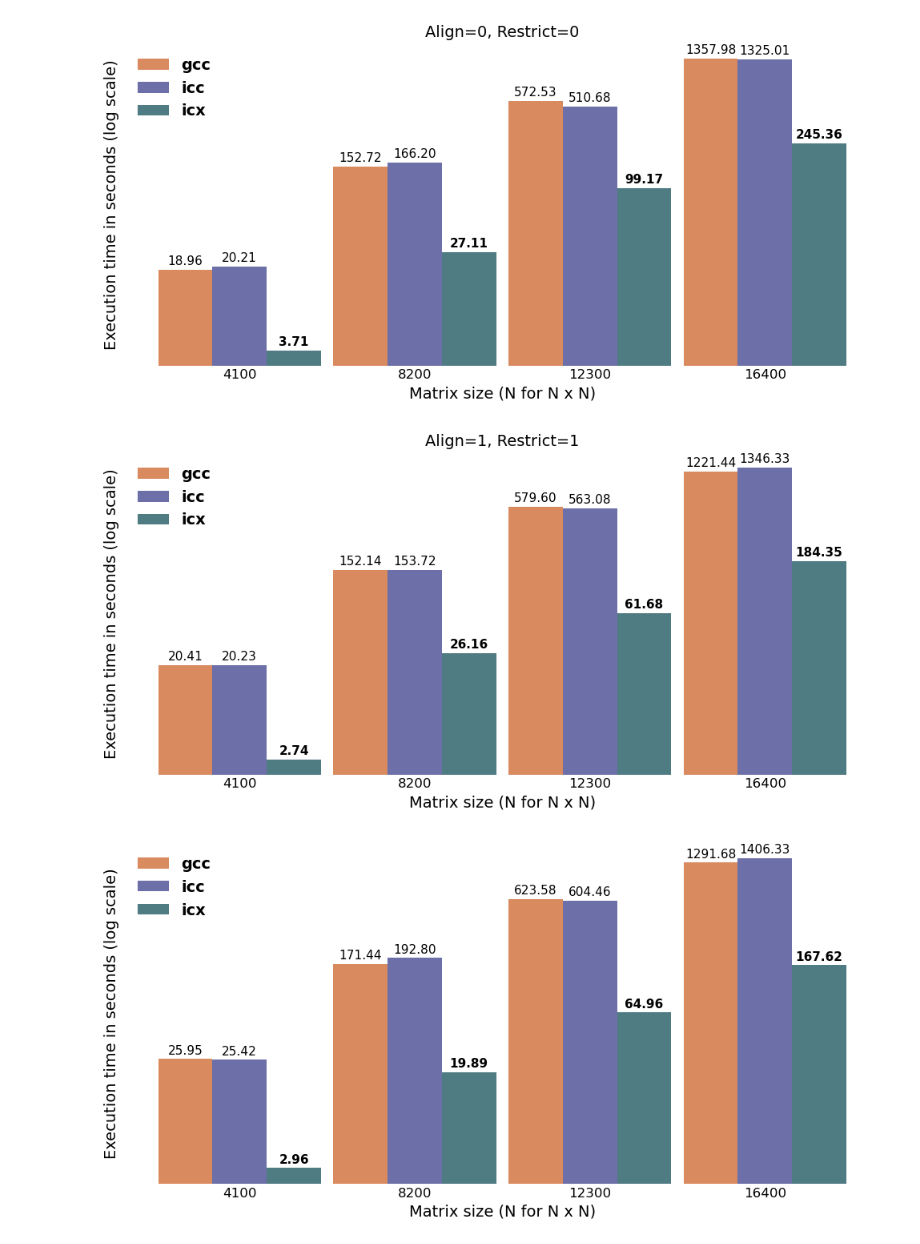
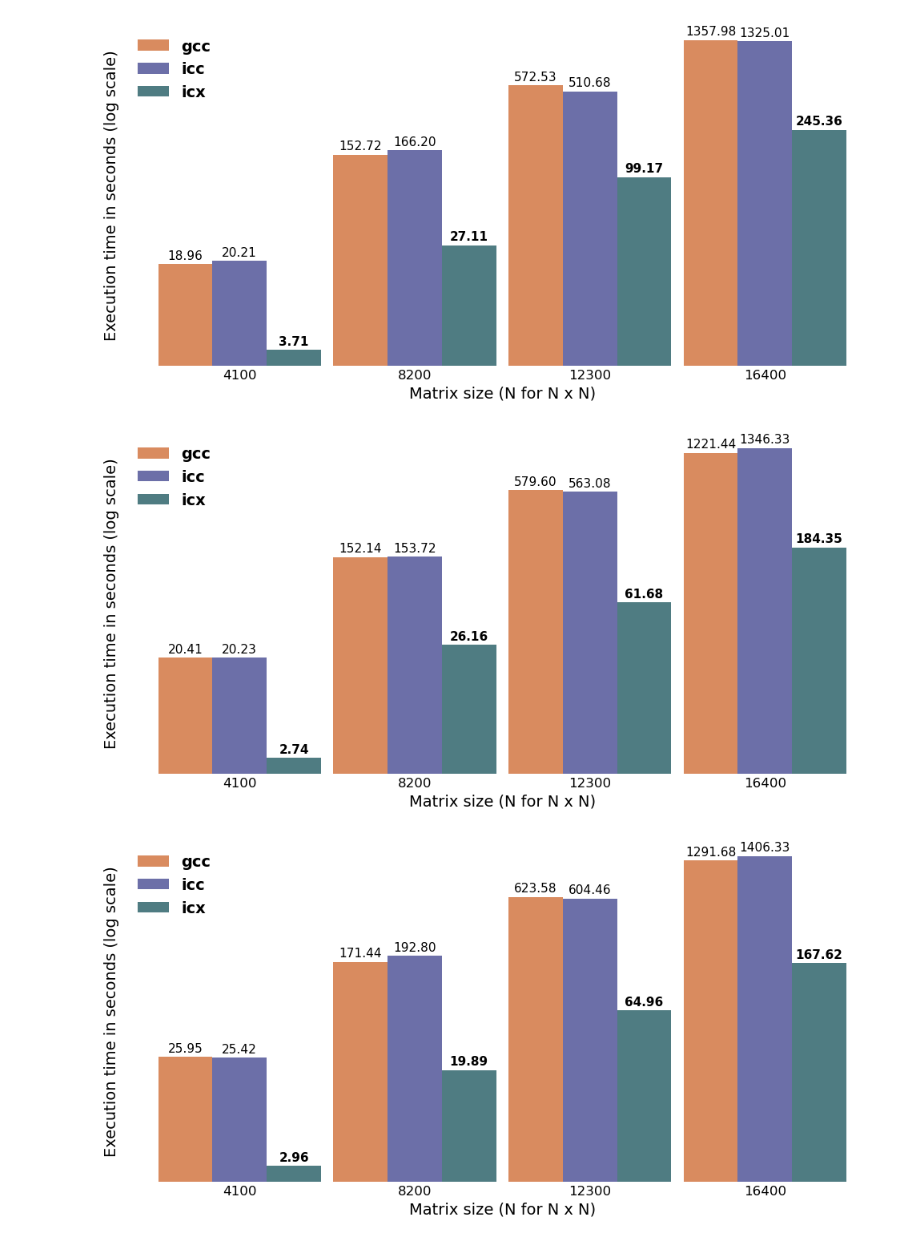
Before and after one commit to inkeaton/HPC-MATMUL, a Jupyter notebook: plot_scripts/seq/seq_benchmark_analysis.ipynb, the cells around one changed output. Saved outputs shown, nothing was run; the diff lists cells and outputs as text; code cells hidden in the pictures.

```diff
--- a/plot_scripts/seq/seq_benchmark_analysis.ipynb
+++ b/plot_scripts/seq/seq_benchmark_analysis.ipynb
@@ -53,7 +166,7 @@ for align, restrict in configs:
     ax.set_yscale("log")
     ax.set_xlabel("Matrix size (N for N x N)", fontsize=14)
     ax.set_ylabel("Execution time in seconds (log scale)", fontsize=14)
-    ax.set_title(f"Align={align}, Restrict={restrict}", fontsize=14)
+    #ax.set_title(f"Align={align}, Restrict={restrict}", fontsize=14)
 
     ax.set_xticks(x)
     ax.set_xticklabels([str(n) for n in selected_sizes], fontsize=12)
@@ -63,35 +176,35 @@ for align, restrict in configs:
     ax.spines["top"].set_visible(False)
     ax.spines["right"].set_visible(False)
     ax.spines["left"].set_visible(False)
     ax.spines["bottom"].set_visible(False)
     ax.tick_params(axis="x", length=0)
     ax.grid(False)
 
     ax.legend(frameon=False, loc="upper left", prop={"size": 14, "weight": "bold"})
 
     # Value labels, bold the minimum in each N group
     for i in range(len(selected_sizes)):
         values = [gcc_times[i], icc_times[i], icx_times[i]]
         min_value = np.nanmin(values)
         current_bars = [bars_gcc[i], bars_icc[i], bars_icx[i]]
 
         for bar, value in zip(current_bars, values):
             if not np.isnan(value):
                 ax.text(
                     bar.get_x() + bar.get_width() / 2,
                     value * 1.05,
                     f"{value:.2f}",
                     ha="center",
                     va="bottom",
                     fontsize=11,
                     fontweight="bold" if value == min_value else "normal"
                 )
 
     plt.tight_layout()
     plt.show()
 # %% [output]
-[figure, old version]
+[figure, new version]
-[figure, old version]
+[figure, new version]
 # %%
 import pandas as pd
 import matplotlib.pyplot as plt
```
Also changed, not shown: parts of 2 cells of this notebook, 31 other files.
